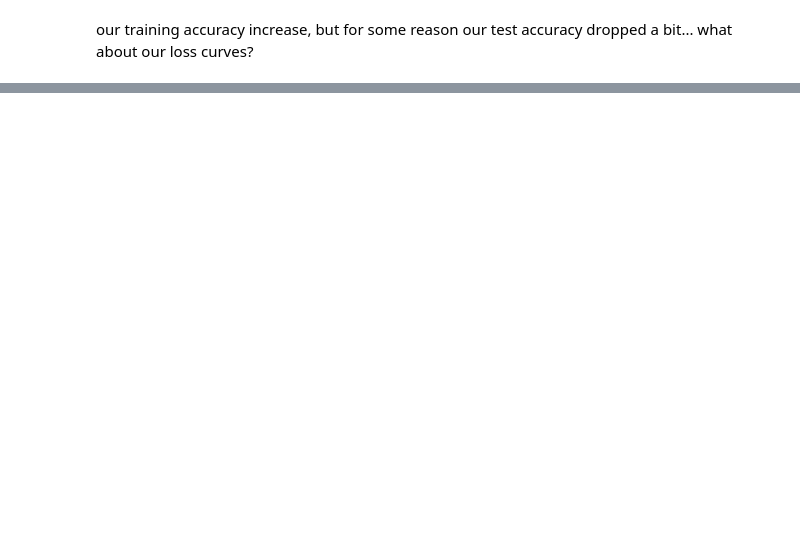
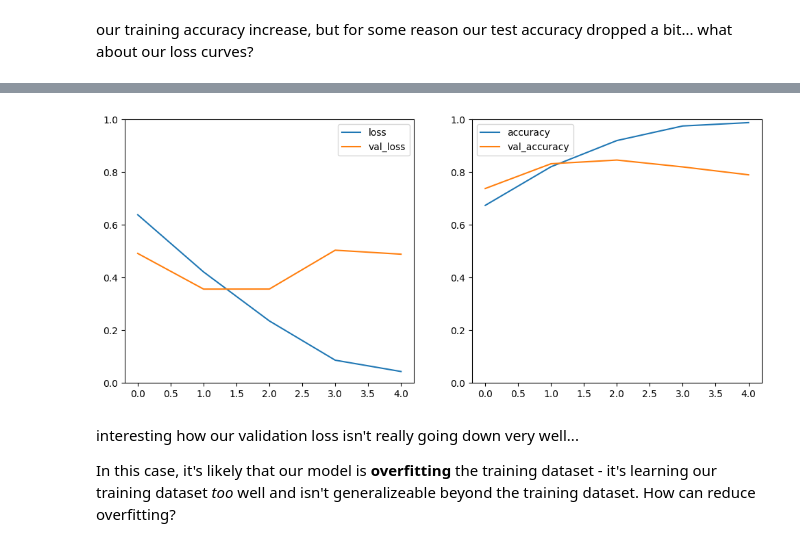
Before and after one commit to swanny0000/ZTM-TensorFlow, a Jupyter notebook: 03_convolutional_neural_networks.ipynb, the cells around one changed output, grey strips where cells are left out. Drawn from its saved outputs; the diff is of its cells as text; code cells hidden in the pictures; blank space fills up the shorter version.

```diff
--- a/03_convolutional_neural_networks.ipynb
+++ b/03_convolutional_neural_networks.ipynb
@@ -519,0 +520,22 @@ plt.legend()
+# %%
+def plot_history(history):
+  plt.figure(figsize=(12,5))
+  plt.subplot(1, 2, 1)
+  plt.plot(history.history["loss"], label="loss")
+  plt.plot(history.history["val_loss"], label="val_loss")
+  plt.ylim(0,1)
+  plt.legend()
+
+  plt.subplot(1, 2, 2)
+  plt.plot(history.history["accuracy"], label="accuracy")
+  plt.plot(history.history["val_accuracy"], label="val_accuracy")
+  plt.ylim(0,1)
+  plt.legend()
+# %%
+plot_history(history_4)
+# %% [output]
+[figure, added]
+# %% [markdown]
+interesting how our validation loss isn't really going down very well...
+
+In this case, it's likely that our model is **overfitting** the training dataset - it's learning our training dataset *too* well and isn't generalizeable beyond the training dataset. How can reduce overfitting?
```
Also changed, not shown: parts of 35 cells of this notebook.
